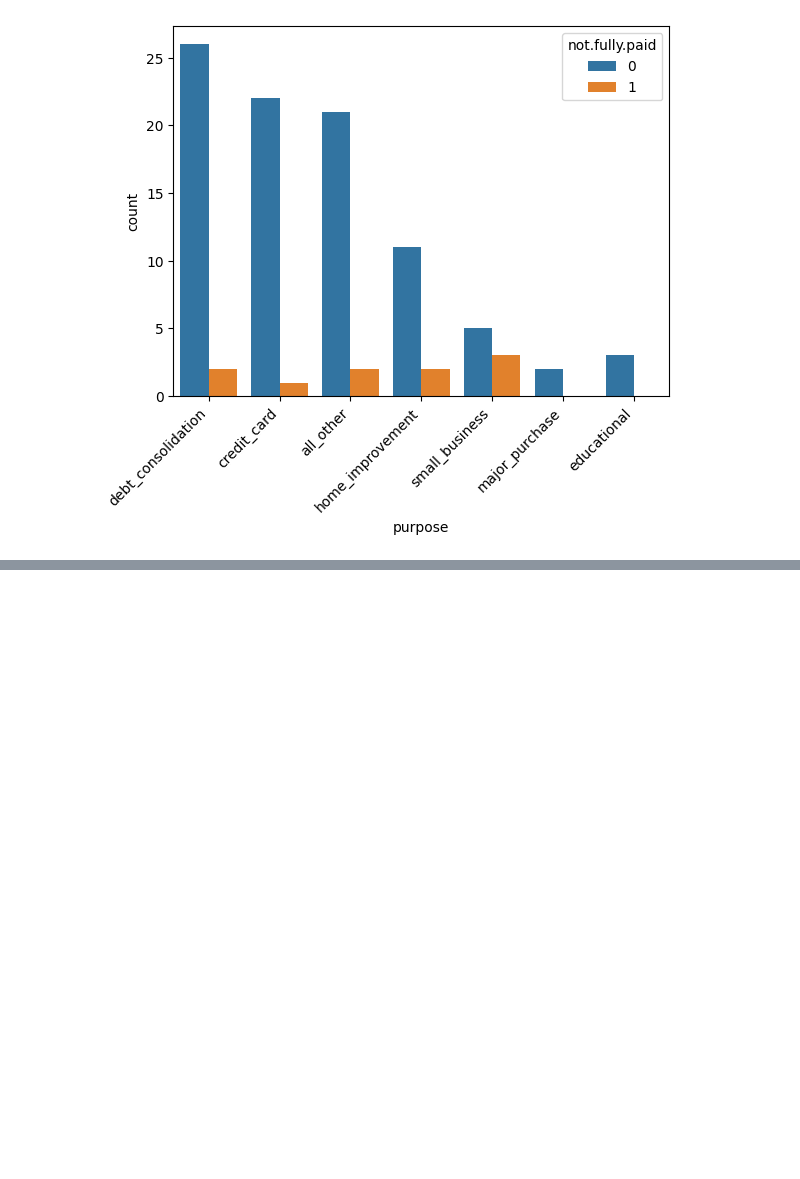
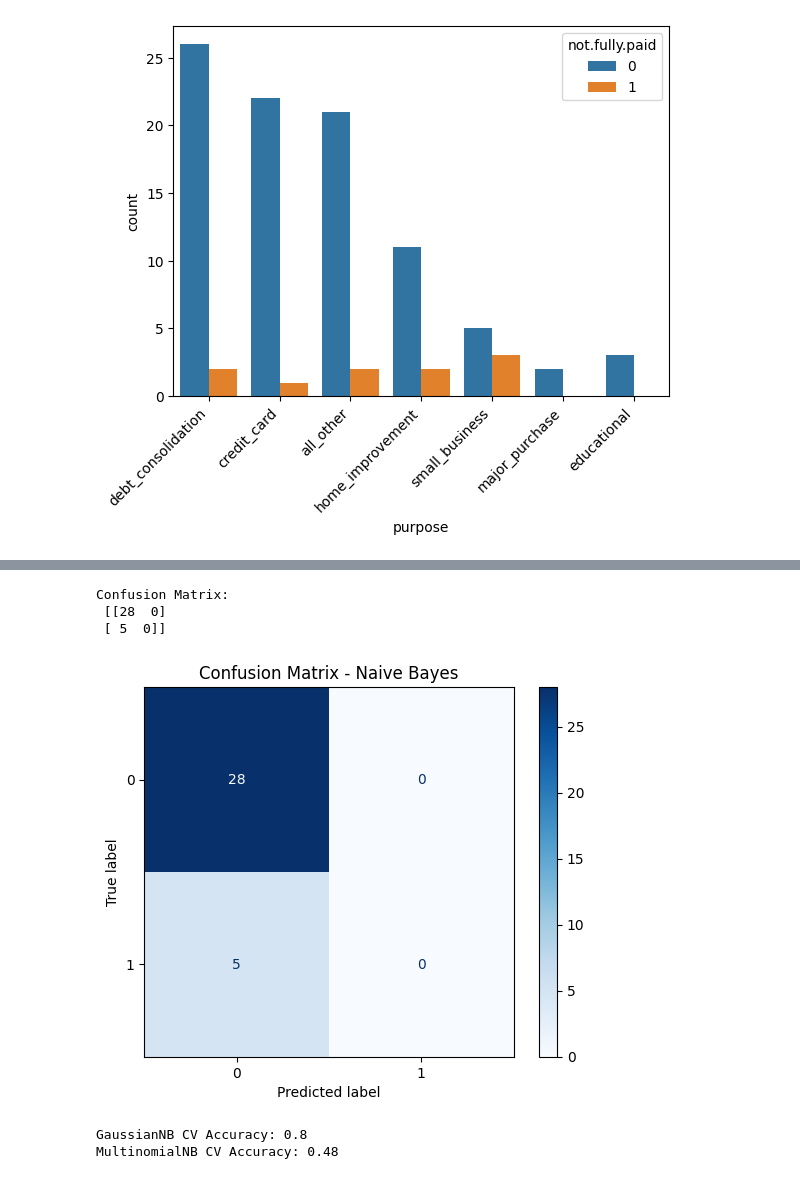
Before and after one commit to ghawatesiddharth/Machine-Learning-Lab, a Jupyter notebook: Assign 4/Bayes.ipynb, the cells around one changed output, grey strips where cells are left out. Drawn from its saved outputs; the diff is of its cells as text; code cells hidden in the pictures; blank space fills up the shorter version.

```diff
--- a/Assign 4/Bayes.ipynb
+++ b/Assign 4/Bayes.ipynb
@@ -52,7 +57,7 @@ X = pre_df.drop('not.fully.paid', axis=1)
 y = pre_df['not.fully.paid']
 
 X_train, X_test, y_train, y_test = train_test_split(
-    X, y, test_size=0.35, random_state=125
+    X, y, test_size=0.33, random_state=125
 )
 # %%
 model = GaussianNB()
@@ -81,0 +110,27 @@ disp.plot()
+# %%
+from sklearn.metrics import confusion_matrix, ConfusionMatrixDisplay
+import matplotlib.pyplot as plt
+cm = confusion_matrix(y_test, y_pred)
+
+print("Confusion Matrix:\n", cm)
+
+disp = ConfusionMatrixDisplay(confusion_matrix=cm, display_labels=model.classes_)
+disp.plot(cmap="Blues", values_format='d')
+plt.title("Confusion Matrix - Naive Bayes")
+plt.show()
+# %% [output]
+Confusion Matrix:
+ [[28  0]
+ [ 5  0]]
+[figure, added]
+# %%
+from sklearn.model_selection import cross_val_score
+
+gnb_scores = cross_val_score(GaussianNB(), X, y, cv=5, scoring="accuracy")
+mnb_scores = cross_val_score(MultinomialNB(), X, y, cv=5, scoring="accuracy")
+
+print("GaussianNB CV Accuracy:", gnb_scores.mean())
+print("MultinomialNB CV Accuracy:", mnb_scores.mean())
+# %% [output]
+GaussianNB CV Accuracy: 0.8
+MultinomialNB CV Accuracy: 0.48
```
Also changed, not shown: parts of 5 cells of this notebook.
